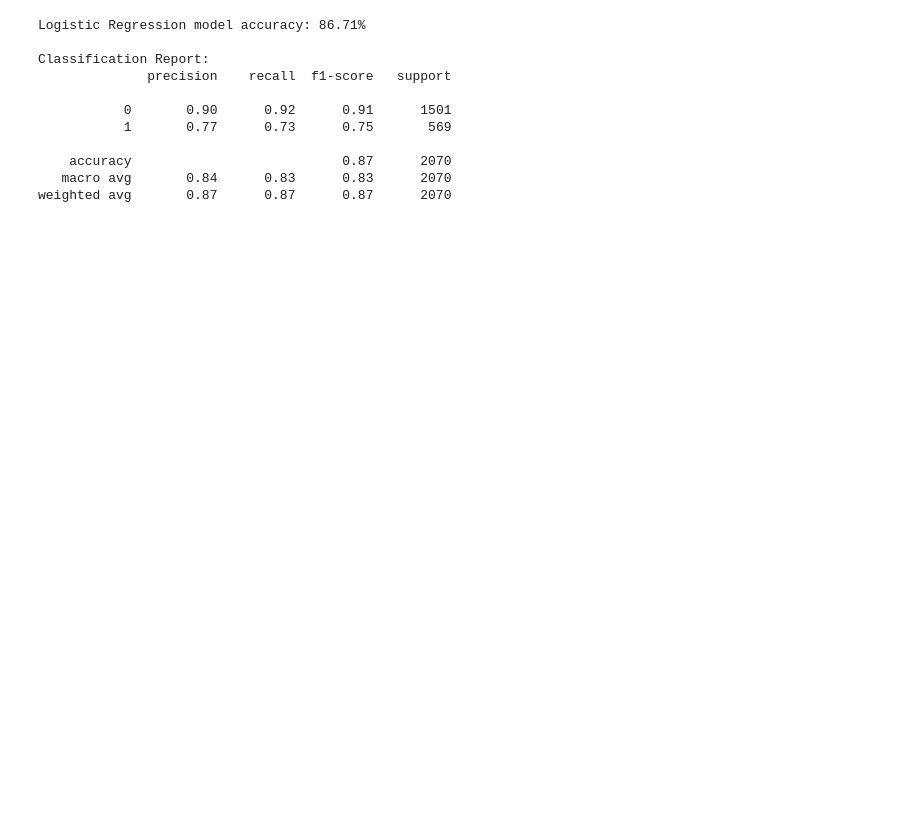
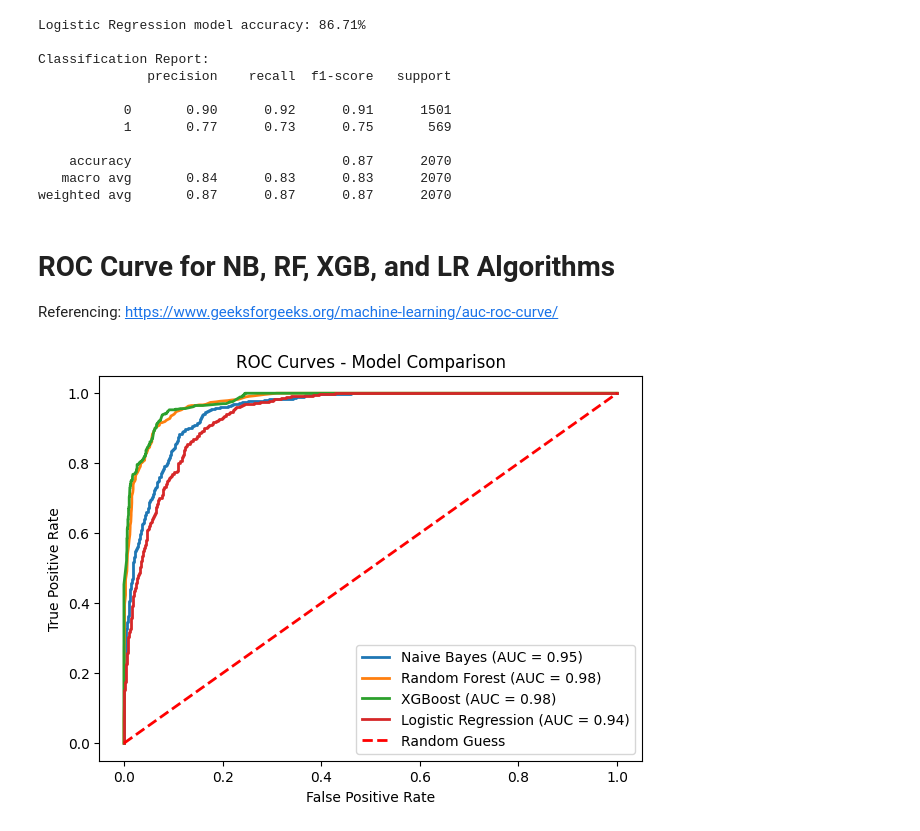
Before and after one commit to tarto-bianco/ML-Blockchain-Fraud-Detection-Algorithms, a Jupyter notebook: ML_algo_trust_chain.ipynb, the cells around one changed output. Saved outputs shown, nothing was run; the diff lists cells and outputs as text; code cells hidden in the pictures; blank space fills up the shorter version.

```diff
--- a/ML_algo_trust_chain.ipynb
+++ b/ML_algo_trust_chain.ipynb
@@ -291,3 +291,29 @@ Classification Report:
     accuracy                           0.87      2070
    macro avg       0.84      0.83      0.83      2070
 weighted avg       0.87      0.87      0.87      2070
+# %% [markdown]
+# ROC Curve for NB, RF, XGB, and LR Algorithms
+Referencing: https://www.geeksforgeeks.org/machine-learning/auc-roc-curve/
+# %%
+from sklearn.metrics import roc_curve, auc
+import matplotlib.pyplot as plt
+
+models = {'Naive Bayes': model,'Random Forest': rf_model,'XGBoost': XGBmodel, 'Logistic Regression': lr}
+
+plt.figure(figsize=(7, 5))
+
+for model_name, trained_model in models.items():
+    y_pred_proba = trained_model.predict_proba(X_test)[:, 1]
+    fpr, tpr, _ = roc_curve(y_test, y_pred_proba)
+    roc_auc = auc(fpr, tpr)
+    plt.plot(fpr, tpr, label=f'{model_name} (AUC = {roc_auc:.2f})', linewidth=2)
+
+plt.plot([0, 1], [0, 1], 'r--', label='Random Guess', linewidth=2)
+
+plt.xlabel('False Positive Rate')
+plt.ylabel('True Positive Rate')
+plt.title('ROC Curves - Model Comparison')
+plt.legend()
+plt.show()
+# %% [output]
+[figure, added]
```
Also changed, not shown: parts of 8 cells of this notebook.
